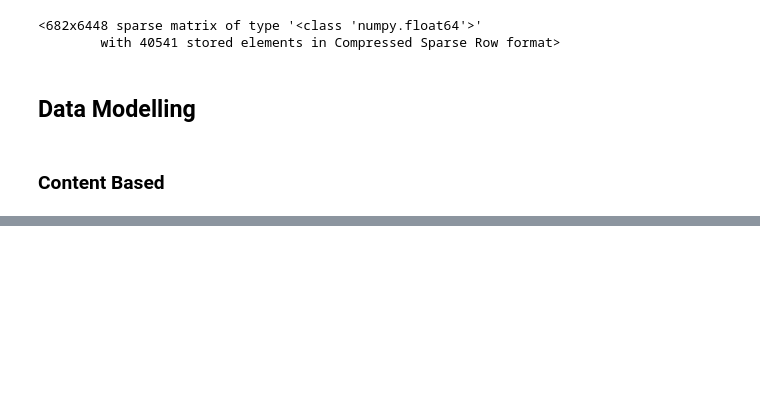
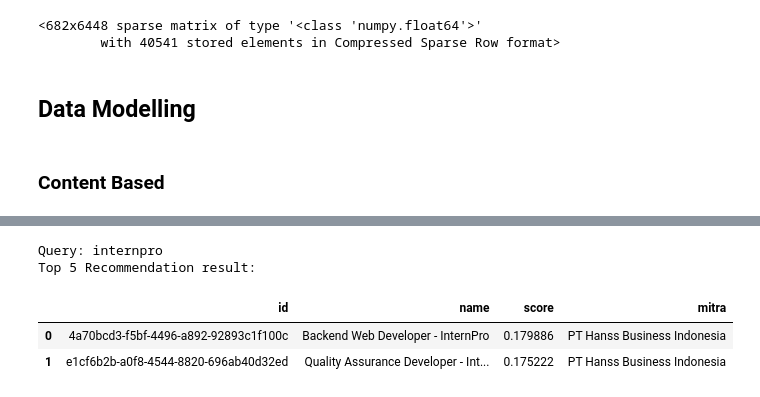
Before and after one commit to Aszaychik/optimasi-search-magang-merdeka, a Jupyter notebook: model.ipynb, the cells around one changed output, grey strips where cells are left out. Saved outputs shown, nothing was run; the diff lists cells and outputs as text; code cells hidden in the pictures; blank space fills up the shorter version.

```diff
--- a/model.ipynb
+++ b/model.ipynb
@@ -376,0 +382,34 @@ Top 5 Recommendation result:
+# %%
+def query_based_recommendation(query, n=10):
+    query = query.casefold()  # Make sure the query is in lowercase
+    query_vector = tfidf_vectorizer.transform([query])  # Pass the query as a list
+
+    similarity_score = cosine_similarity(query_vector, X)
+    sorted_similar_content = similarity_score.argsort()[0][::-1]  # Reverse sort indices
+    top_n_content = sorted_similar_content[1:n+1]
+
+    recommendation_result = pd.DataFrame(columns=['id', 'name', 'score'])
+    print(f"Query: {query}")
+    print(f"Top {n} Recommendation result: ")
+    for i in top_n_content:
+        score = similarity_score[0][i]
+        if score != 0:  # Check if similarity score is not equal to 0
+            recommendation_result = pd.concat([
+                recommendation_result,
+                pd.DataFrame({
+                    'id': [magang_opportunities.iloc[i]['id']],
+                    'name': [magang_opportunities.iloc[i]['name']],
+                    'score': [score],
+                    'mitra': [magang_opportunities.iloc[i]['mitra_name']]
+                })
+            ], ignore_index=True)
+
+    return recommendation_result
+# %%
+query_based_recommendation('internpro', 5)
+# %% [output]
+Query: internpro
+Top 5 Recommendation result:
+|  | id | name | score | mitra |
+| 0 | 4a70bcd3-f5bf-4496-a892-92893c1f100c | Backend Web Developer - InternPro | 0.179886 | PT Hanss Business Indonesia |
+| 1 | e1cf6b2b-a0f8-4544-8820-696ab40d32ed | Quality Assurance Developer - Int... | 0.175222 | PT Hanss Business Indonesia |
```
Also changed, not shown: parts of 4 cells of this notebook.
